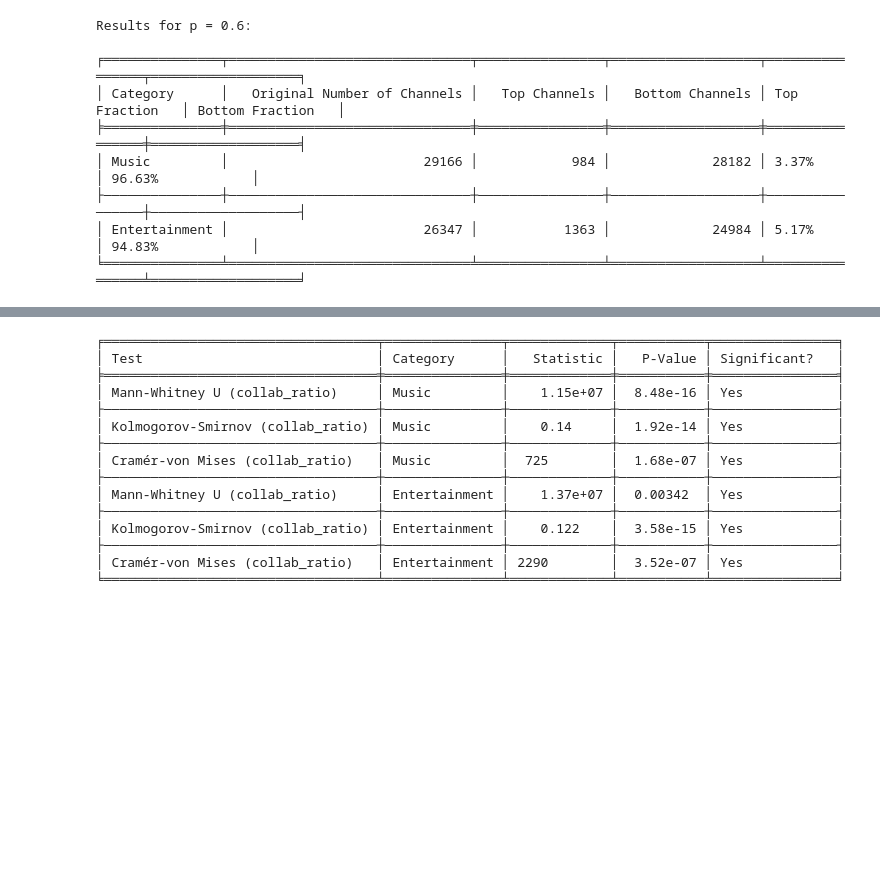
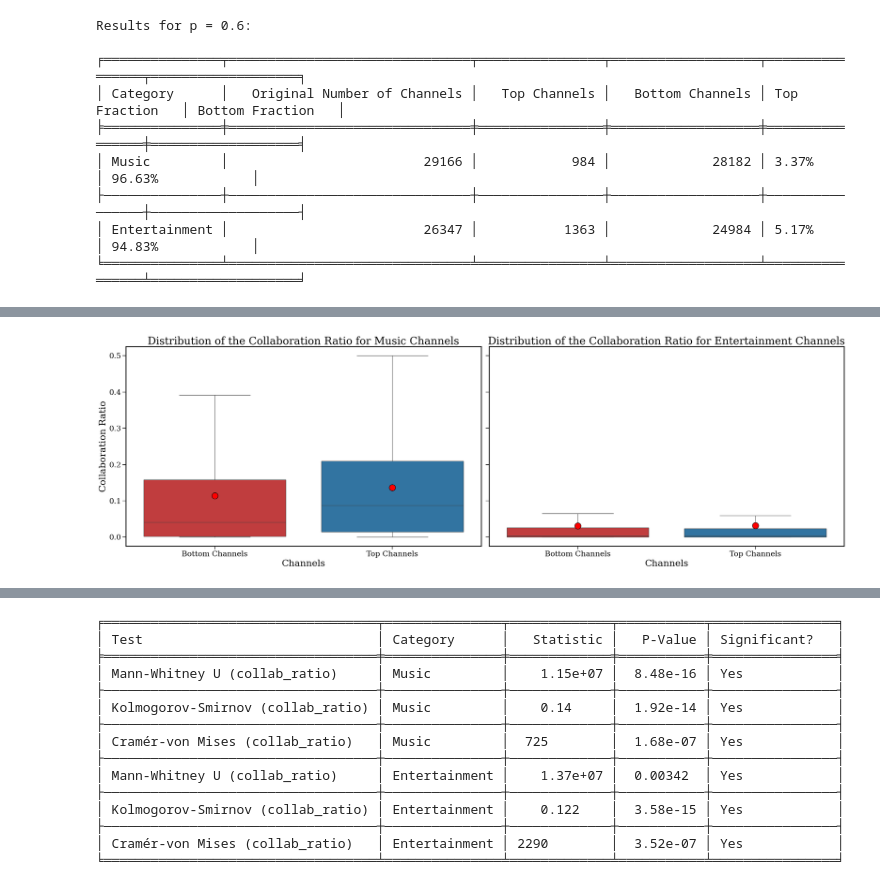
Before and after one commit to epfl-ada/ada-2024-project-tropicaltoucansinsight, a Jupyter notebook: Collaborations_Results.ipynb, the cells around one changed output, grey strips where cells are left out. Saved outputs shown, nothing was run; the diff lists cells and outputs as text; code cells hidden in the pictures; blank space fills up the shorter version.

```diff
--- a/Collaborations_Results.ipynb
+++ b/Collaborations_Results.ipynb
@@ -409,0 +561,12 @@ collab_utils.compare_collab_ratio_top_p_channels(top_p_music_channels, bottom_p_
+# %%
+collab_utils.compare_collab_ratio_top_p_channels(
+    top_p_music_channels=top_p_music_channels,
+    bottom_p_music_channels=bottom_p_music_channels,
+    top_p_entertainment_channels=top_p_entertainment_channels,
+    bottom_p_entertainment_channels=bottom_p_entertainment_channels,
+    p=p,
+    save=True,
+    kind="boxplot"
+)
+# %% [output]
+[figure, added]
```
Also changed, not shown: parts of 27 cells of this notebook.
